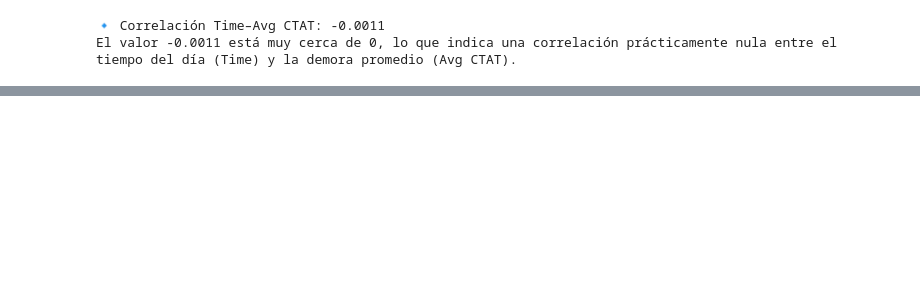
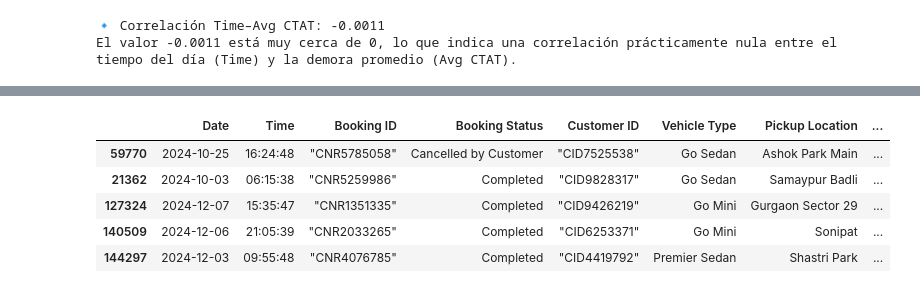
Before and after one commit to moiseslobayza/uber-india-trips-analysis, a Jupyter notebook: notebooks/uber_india_eda.ipynb, the cells around one changed output, grey strips where cells are left out. Drawn from its saved outputs; the diff is of its cells as text; code cells hidden in the pictures; blank space fills up the shorter version.

```diff
--- a/notebooks/uber_india_eda.ipynb
+++ b/notebooks/uber_india_eda.ipynb
@@ -725,3 +729,17 @@ html = r"""
 display(HTML(html))
 # %% [output]
 [interactive output not drawn]
+# %%
+os.makedirs("../data/sample", exist_ok=True)
+
+sample = df_uber.sample(n=1000, random_state=42)
+sample.to_csv("../data/sample/uber_india_sample.csv", index=False)
+
+sample.head()
+# %% [output]
+|  | Date | Time | Booking ID | Booking Status | Customer ID | Vehicle Type | Pickup Location | ... |
+| 59770 | 2024-10-25 | 16:24:48 | "CNR5785058" | Cancelled by Customer | "CID7525538" | Go Sedan | Ashok Park Main | ... |
+| 21362 | 2024-10-03 | 06:15:38 | "CNR5259986" | Completed | "CID9828317" | Go Sedan | Samaypur Badli | ... |
+| 127324 | 2024-12-07 | 15:35:47 | "CNR1351335" | Completed | "CID9426219" | Go Mini | Gurgaon Sector 29 | ... |
+| 140509 | 2024-12-06 | 21:05:39 | "CNR2033265" | Completed | "CID6253371" | Go Mini | Sonipat | ... |
+| 144297 | 2024-12-03 | 09:55:48 | "CNR4076785" | Completed | "CID4419792" | Premier Sedan | Shastri Park | ... |
```
Also changed, not shown: parts of 2 cells of this notebook.
